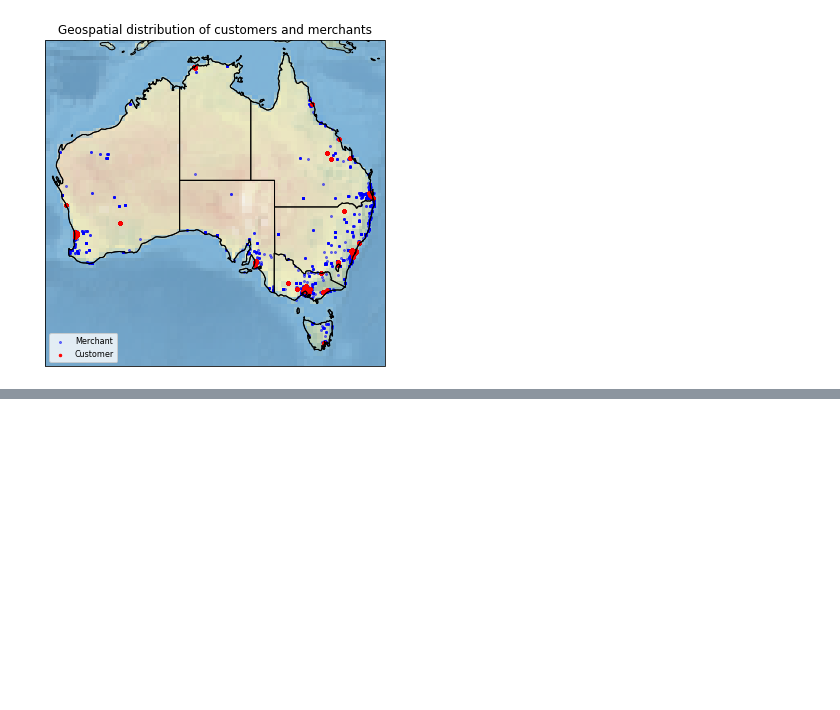
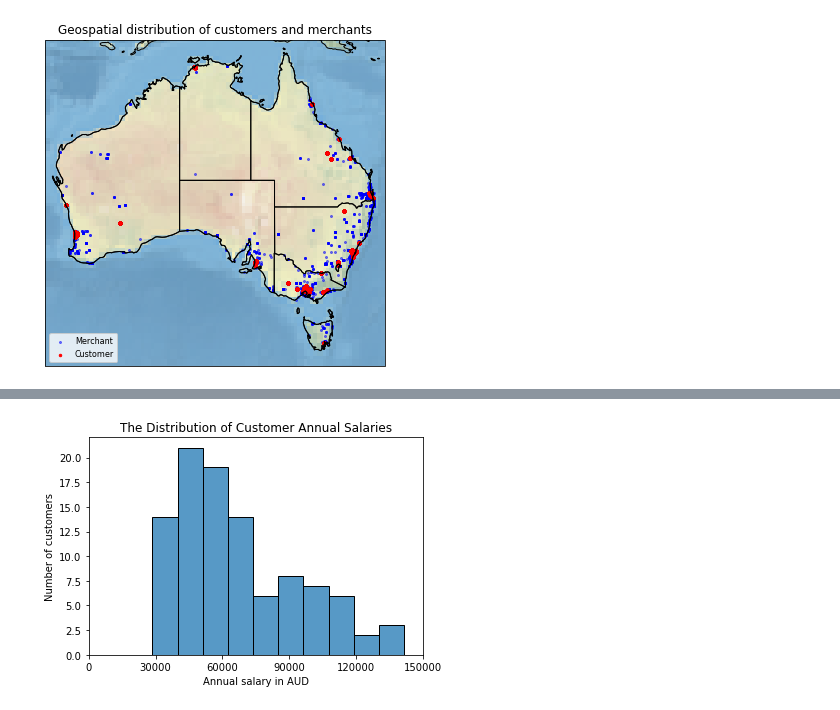
Before and after one commit to tracyyp/tracyyp, a Jupyter notebook: Data@ANZ/ANZ Transaction Data Analysis.ipynb, the cells around one changed output, grey strips where cells are left out. Cells and saved outputs as stored; diff of their text form; code cells hidden in the pictures; blank space fills up the shorter version.

```diff
--- a/Data@ANZ/ANZ Transaction Data Analysis.ipynb
+++ b/Data@ANZ/ANZ Transaction Data Analysis.ipynb
@@ -409,3 +407,7 @@ plt.savefig('accounts_and_merchants_geoinfo.png')
 plt.show()
 # %% [output]
 [figure]
+# %%
+salaries = df[df['txn_description'] == 'PAY/SALARY']
+print(len(salaries))
+display(salaries.head(10))
@@ -411,0 +442,5 @@ plt.show()
+# %%
+account_salaries_gb = salaries.groupby('account', as_index=False)
+account_total_salary = account_salaries_gb['amount'].sum().rename(columns={'amount':'3_month_total_salary'})
+account_total_salary['annual_salary'] = account_total_salary['3_month_total_salary'] * 4
+account_total_salary['annual_salary'].describe()
@@ -411,0 +457,6 @@ plt.show()
+# %%
+account_total_salary['salary_range'] = account_total_salary['annual_salary'].apply(lambda x: '0-30k' if x < 30000 else (
+'30-60k' if x < 60000 else ('60-90k' if x < 90000 else ('90-120k' if x < 120000 else '120-150k'))))
+display(account_total_salary)
+sns.histplot(account_total_salary['salary_range'])
+plt.show()
@@ -411,0 +477,9 @@ plt.show()
+# %%
+sns.histplot(account_total_salary['annual_salary'], bins=10)
+plt.xlabel('Annual salary in AUD')
+plt.ylabel('Number of customers')
+plt.title('The Distribution of Customer Annual Salaries')
+plt.xticks([0,30000,60000,90000,120000,150000])
+plt.show()
+# %% [output]
+[figure, added]
```
Also changed, not shown: parts of 20 cells of this notebook.
